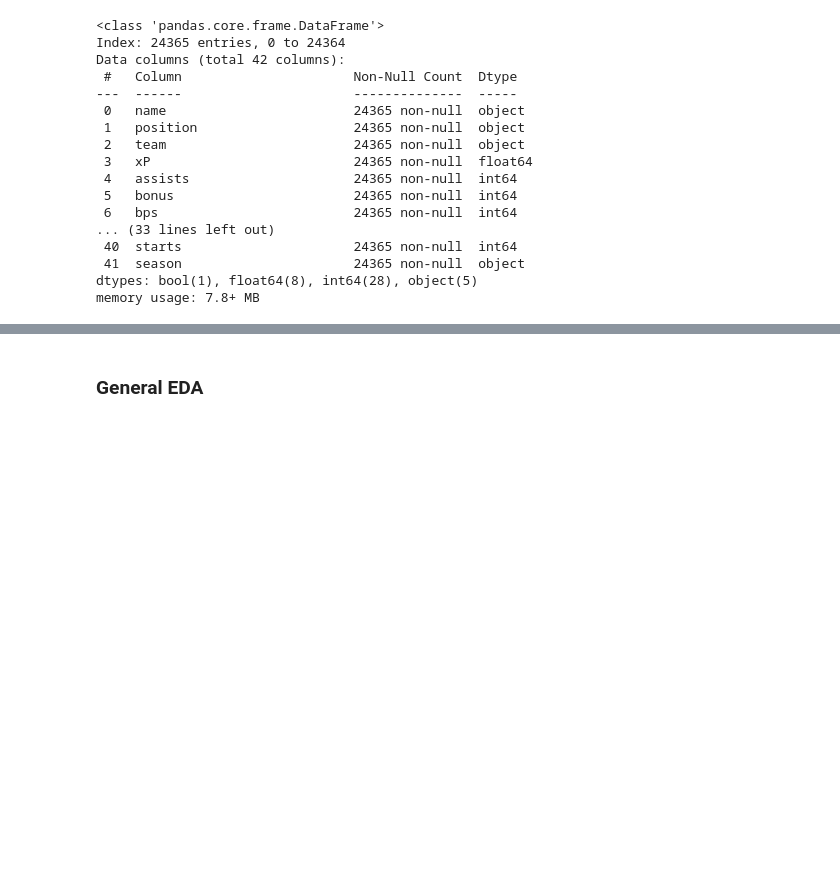
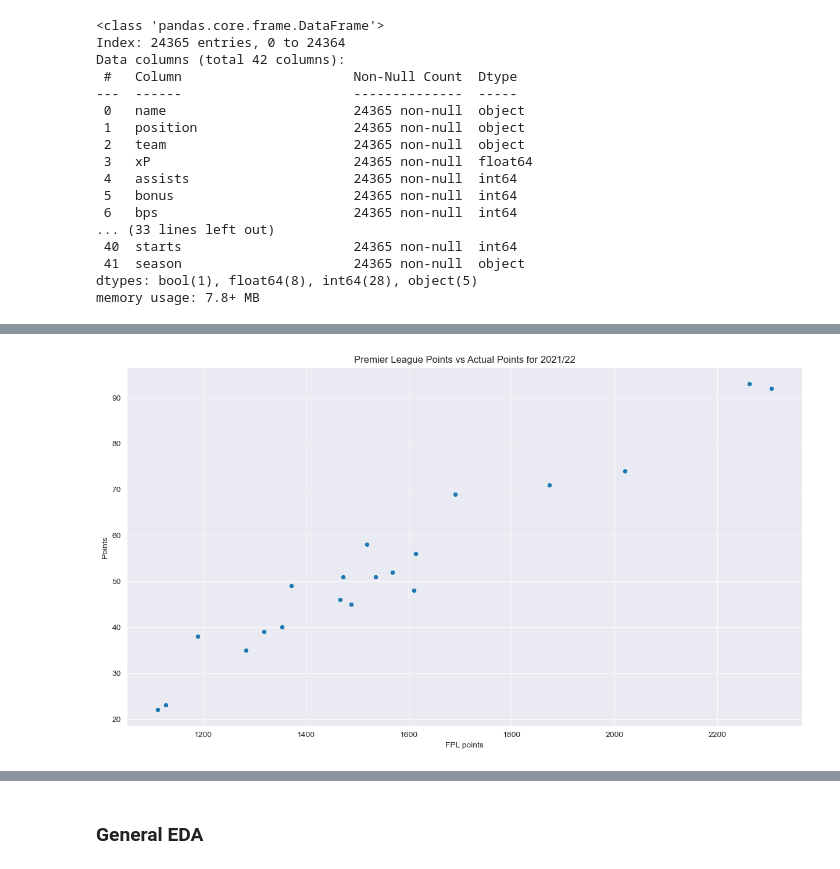
Before and after one commit to MUbarak123-56/fpl-research, a Jupyter notebook: code/eda.ipynb, the cells around one changed output, grey strips where cells are left out. Saved outputs shown, nothing was run; the diff lists cells and outputs as text; code cells hidden in the pictures; blank space fills up the shorter version.

```diff
--- a/code/eda.ipynb
+++ b/code/eda.ipynb
@@ -217,0 +179,4 @@ memory usage: 5.4+ MB
+# %%
+fpl_vs_points("2021/22")
+# %% [output]
+[figure, added]
```
Also changed, not shown: parts of 29 cells of this notebook, 9 other files.
